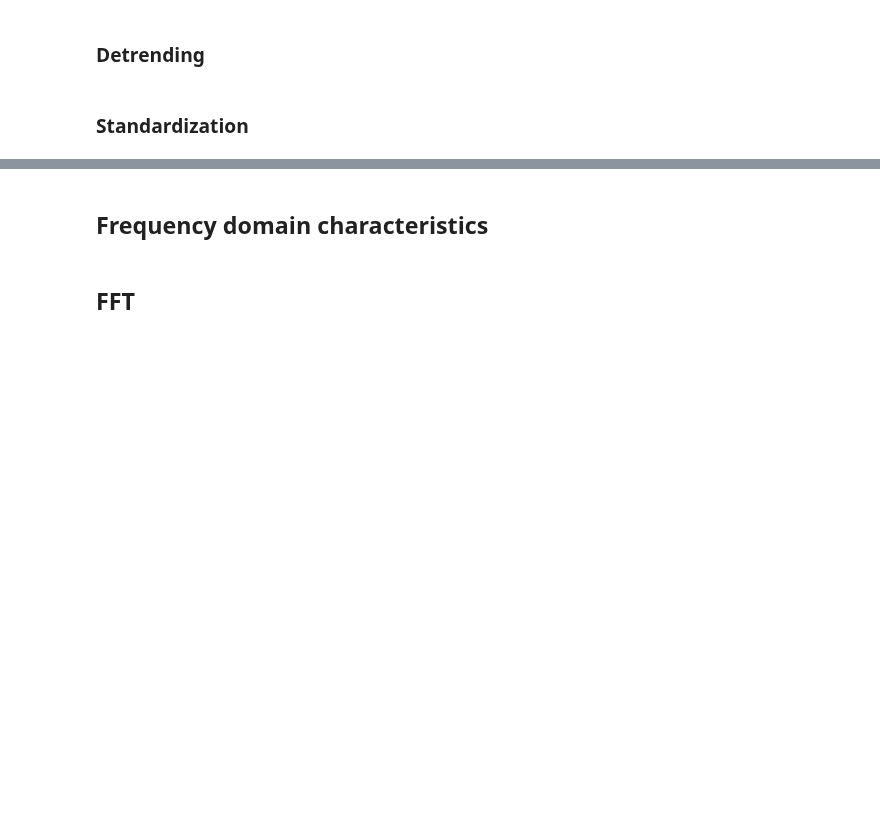
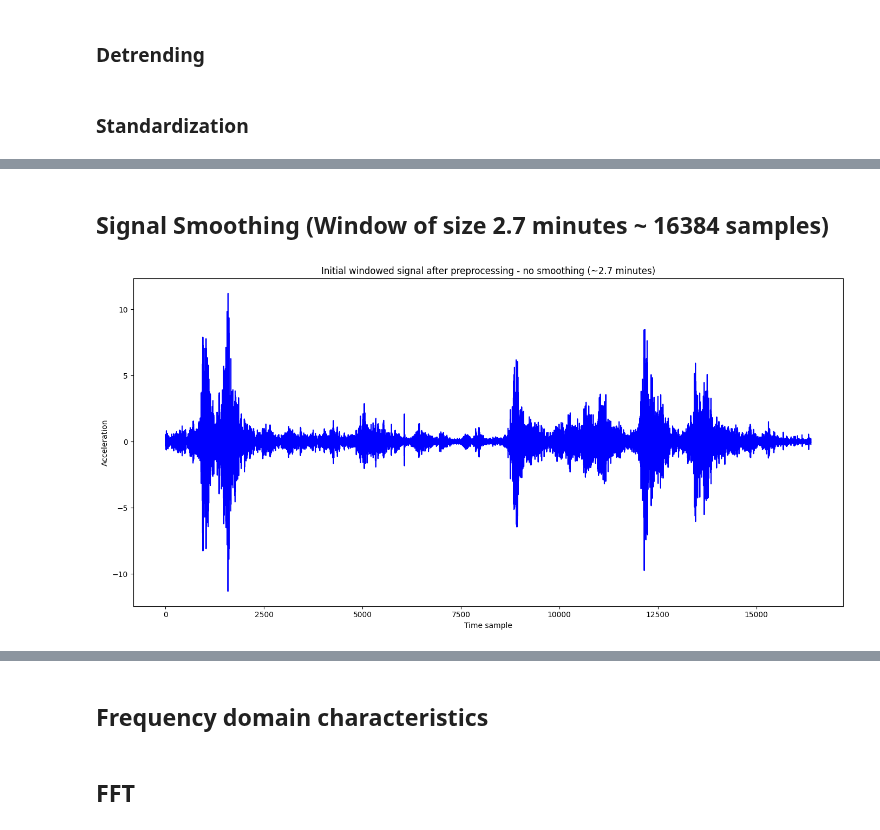
Before and after one commit to AmroAbdrabo/application-of-online-anomaly-detection-using-one-class-classification-to-z24, a Jupyter notebook: exploratory_data_analysis.ipynb, the cells around one changed output, grey strips where cells are left out. Drawn from its saved outputs; the diff is of its cells as text; code cells hidden in the pictures; blank space fills up the shorter version.

```diff
--- a/exploratory_data_analysis.ipynb
+++ b/exploratory_data_analysis.ipynb
@@ -56,3 +105,3 @@ def fetch_signals(root, subset = True):
 # %%
-signals = fetch_signals('C:\\Users\\amroa\\Documents\\thesis\\data', True)
+signals, labels = fetch_signals('C:\\Users\\amroa\\Documents\\thesis\\data', window_size = 16384, train = True, train_split = 0.5)
 # %%
@@ -181,0 +209,12 @@ plt.show()
+# %% [markdown]
+## Signal Smoothing (Window of size 2.7 minutes ~ 16384 samples)
+# %%
+plt.figure(figsize=(14,7))
+plt.plot(preprocess(signals[0]), label='Time Series Data', color='blue')
+plt.title('Initial windowed signal after preprocessing - no smoothing (~2.7 minutes)')
+plt.xlabel('Time sample')
+plt.ylabel('Acceleration')
+plt.tight_layout()
+plt.show()
+# %% [output]
+[figure, added]
```
Also changed, not shown: parts of 42 cells of this notebook, 1 other file.
